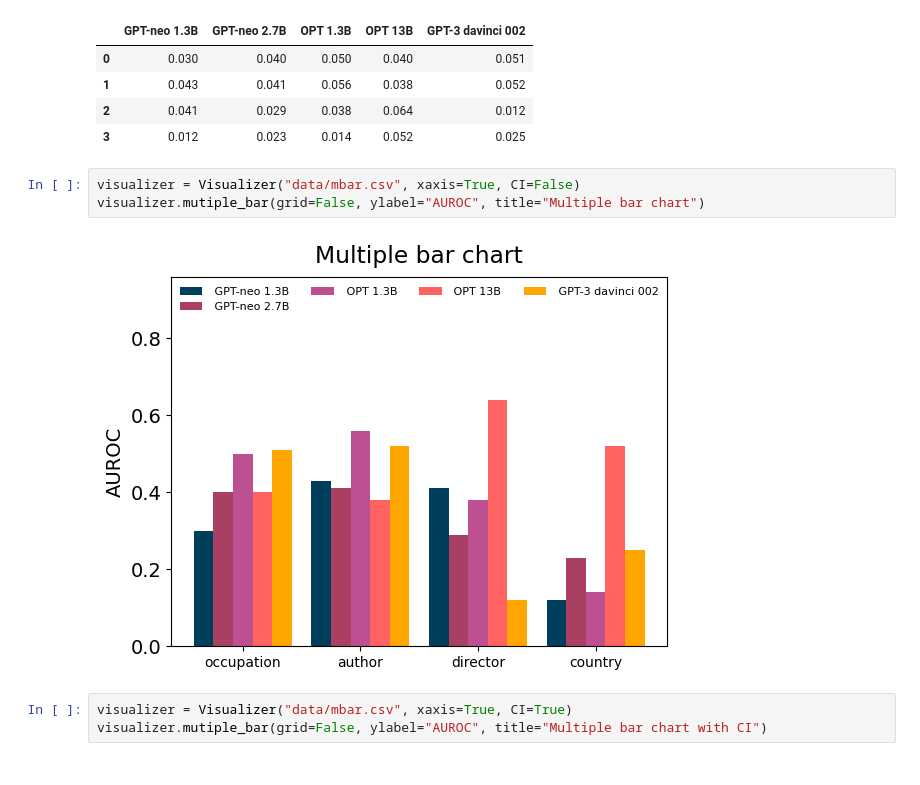
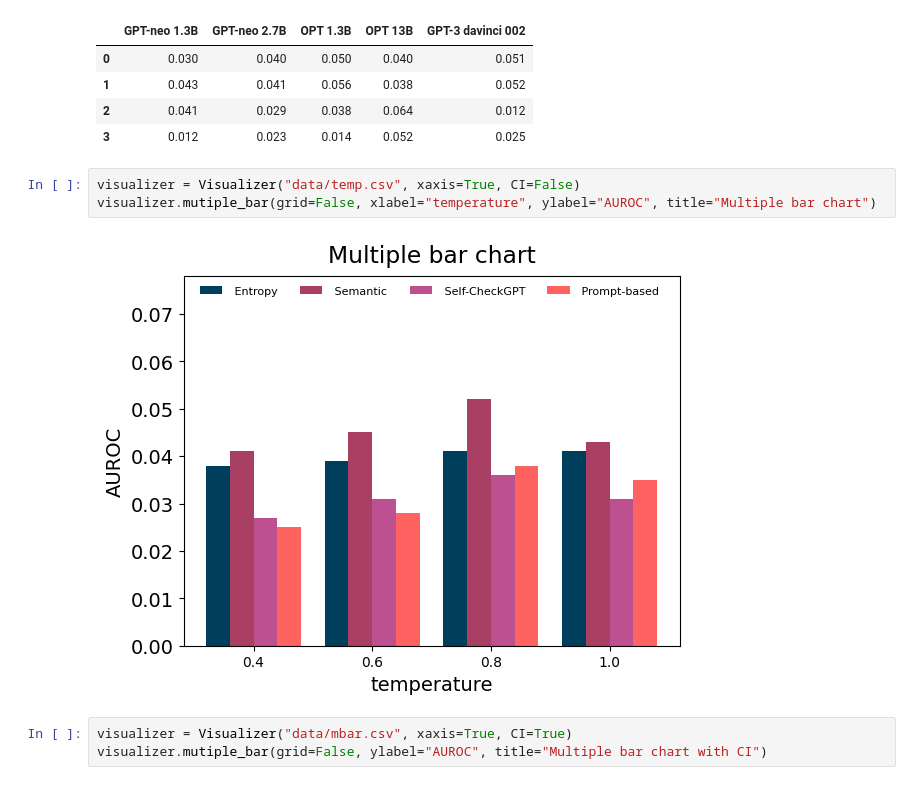
Before and after one commit to tjdgh3946/visualizer-, a Jupyter notebook: example.ipynb, the cells around one changed output. Saved outputs shown, nothing was run; the diff lists cells and outputs as text.

```diff
--- a/example.ipynb
+++ b/example.ipynb
@@ -82,10 +80,10 @@ pd.read_csv("data/mbar_CI.csv") # file for confidence interval values
 | 2 | 0.041 | 0.029 | 0.038 | 0.064 | 0.012 |
 | 3 | 0.012 | 0.023 | 0.014 | 0.052 | 0.025 |
 # %%
-visualizer = Visualizer("data/mbar.csv", xaxis=True, CI=False)
-visualizer.mutiple_bar(grid=False, ylabel="AUROC", title="Multiple bar chart")
+visualizer = Visualizer("data/temp.csv", xaxis=True, CI=False)
+visualizer.mutiple_bar(grid=False, xlabel="temperature", ylabel="AUROC", title="Multiple bar chart")
 # %% [output]
-[figure, old version]
+[figure, new version]
 # %%
 visualizer = Visualizer("data/mbar.csv", xaxis=True, CI=True)
 visualizer.mutiple_bar(grid=False, ylabel="AUROC", title="Multiple bar chart with CI")
```
Also changed, not shown: parts of 7 cells of this notebook, 28 other files.
